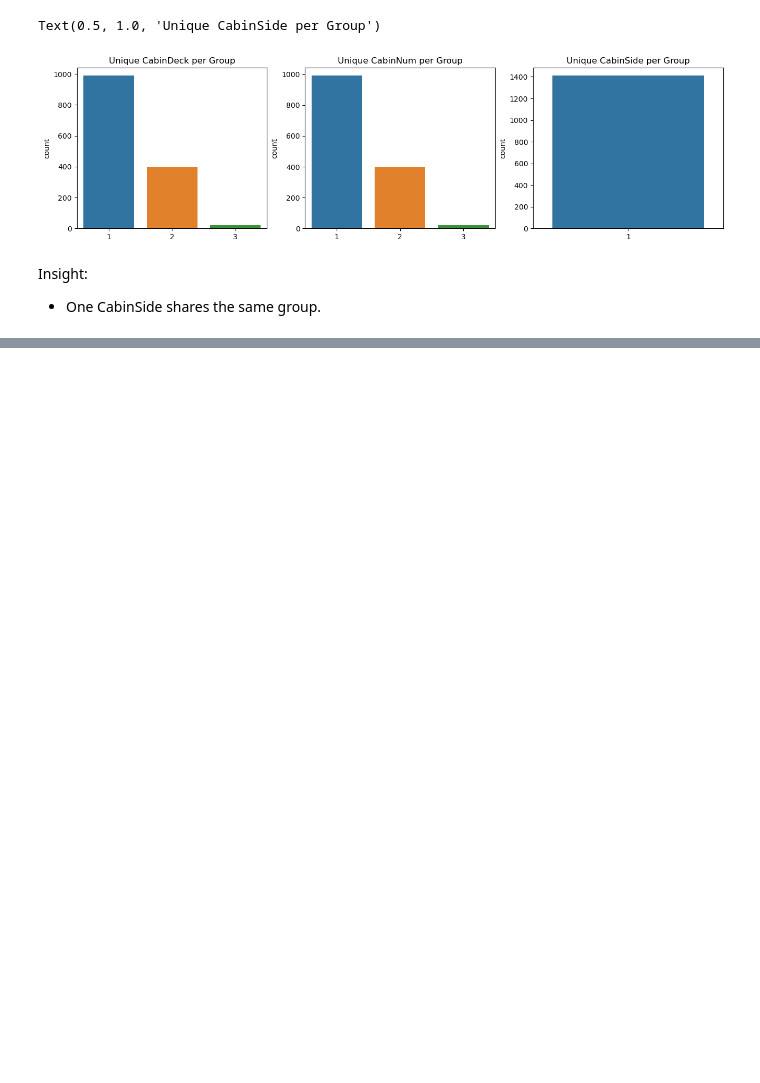
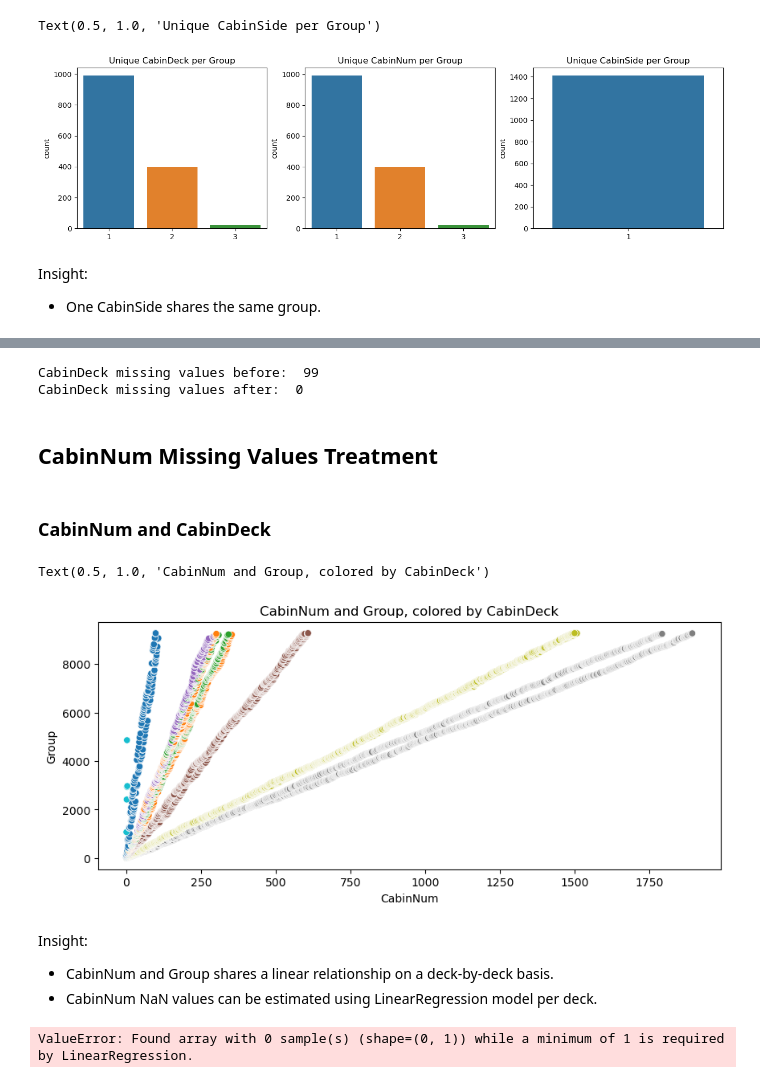
Before and after one commit to rayhanegar/Code-PPM, a Jupyter notebook: Spaceship/spaceship_preprocessing_v2.ipynb, the cells around one changed output, grey strips where cells are left out. Saved outputs shown, nothing was run; the diff lists cells and outputs as text; code cells hidden in the pictures; blank space fills up the shorter version.

```diff
--- a/Spaceship/spaceship_preprocessing_v2.ipynb
+++ b/Spaceship/spaceship_preprocessing_v2.ipynb
@@ -832,0 +911,8 @@ Insight:
+# %%
+# Fill remaining missing values with Z
+
+CS_bef = df['CabinSide'].isna().sum()
+df.loc[df['CabinSide'].isna(), 'CabinSide'] = 'Z'
+
+print('CabinSide missing values before: ', CS_bef)
+print('CabinSide missing values after: ', df['CabinSide'].isna().sum())
@@ -832,0 +927,9 @@ Insight:
+# %%
+# Missing values of CD
+CD_bef = df['CabinDeck'].isna().sum()
+
+GCD_index = df[df['CabinDeck'].isna()][(df[df['CabinDeck'].isna()]['Group']).isin(CDG_gb.index)].index
+df.loc[GCD_index, 'CabinDeck'] = df.iloc[GCD_index, :]['Group'].map(lambda x: CDG_gb.idxmax(axis=1)[x])
+
+print('CabinDeck missing values before: ', CD_bef)
+print('CabinDeck missing values after: ', df['CabinDeck'].isna().sum())
@@ -832,0 +974,62 @@ Insight:
+# %%
+# Missing values of CD before
+CD_bef = df['CabinDeck'].isna().sum()
+
+nan_rows_CD = df.loc[df['CabinDeck'].isna(), 'CabinDeck'].index
+df.loc[df['CabinDeck'].isna(), 'CabinDeck'] = df.groupby(['HomePlanet', 'Destination', 'Solo'])['CabinDeck'].transform(lambda x: x.fillna(pd.Series.mode(x)[0]))[nan_rows_CD]
+
+print('CabinDeck missing values before: ', CD_bef)
+print('CabinDeck missing values after: ', df['CabinDeck'].isna().sum())
+# %% [output]
+CabinDeck missing values before:  99
+CabinDeck missing values after:  0
+# %% [markdown]
+## CabinNum Missing Values Treatment
+# %% [markdown]
+### CabinNum and CabinDeck
+# %%
+from sklearn.preprocessing import LabelEncoder
+
+# Scatterplot
+plt.figure(figsize=(10, 4))
+sns.scatterplot(data=df,
+                x='CabinNum',
+                y='Group',
+                c=LabelEncoder().fit_transform(df.loc[~df['CabinNum'].isna(), 'CabinDeck']),
+                cmap='tab10')
+plt.title('CabinNum and Group, colored by CabinDeck')
+# %% [output]
+Text(0.5, 1.0, 'CabinNum and Group, colored by CabinDeck')
+[figure, added]
+# %% [markdown]
+Insight:
+- CabinNum and Group shares a linear relationship on a deck-by-deck basis.
+- CabinNum NaN values can be estimated using LinearRegression model per deck.
+# %%
+from sklearn.linear_model import LinearRegression
+CN_bef = df['CabinNum'].isna().sum()
+
+# Iterate for each deck yall
+for CabinDeck in ['A', 'B', 'C', 'D', 'E', 'F', 'G']:
+
+    # Extract X ('Group') and y ('CabinNum')
+    X_train_CN = df.loc[~(df['CabinNum'].isna()) & (df['CabinDeck'] == CabinDeck), 'Group']
+    y_train_CN = df.loc[~(df['CabinNum'].isna()) & (df['CabinDeck'] == CabinDeck), 'CabinNum']
+    X_test_CN = df.loc[(df['CabinNum'].isna()) & (df['CabinDeck'] == CabinDeck), 'Group']
+
+    X_train_CN = X_train_CN.to_numpy().reshape(-1, 1)
+    X_test_CN = X_test_CN.to_numpy().reshape(-1, 1)
+
+    # LinearRegression model
+    model_CN = LinearRegression()
+    model_CN.fit(X_train_CN, y_train_CN)
+
+    pred_CN = model_CN.predict(X_test_CN)
+
+    # Fill missing values
+    df.loc[(df['CabinNum'].isna()) & (df['CabinDeck'] == CabinDeck), 'CabinNum'] = pred_CN.astype(int)
+
+print('CabinNum missing values before: ', CN_bef)
+print('CabinNum missing values after: ', df['CabinNum'].isna().sum())
+# %% [output]
+ValueError: Found array with 0 sample(s) (shape=(0, 1)) while a minimum of 1 is required by LinearRegression.
```
Also changed, not shown: parts of 39 cells of this notebook.
